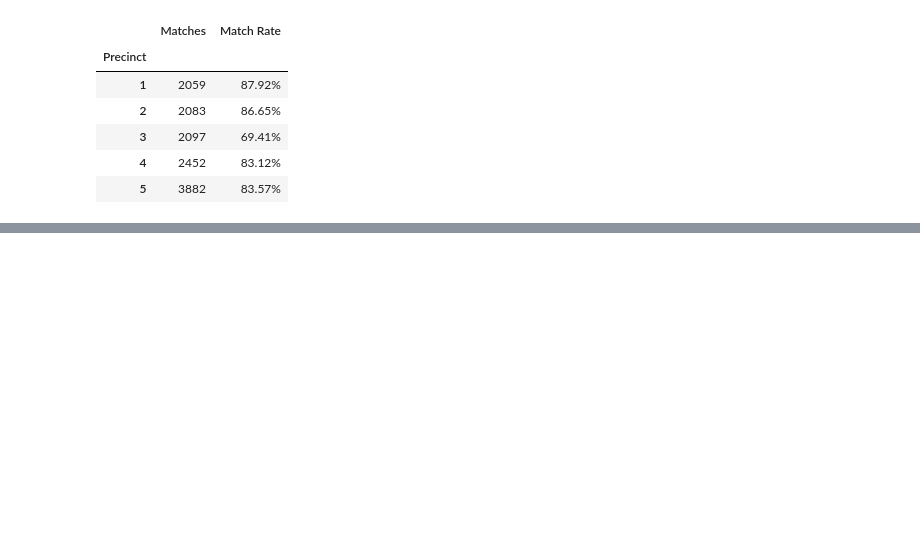
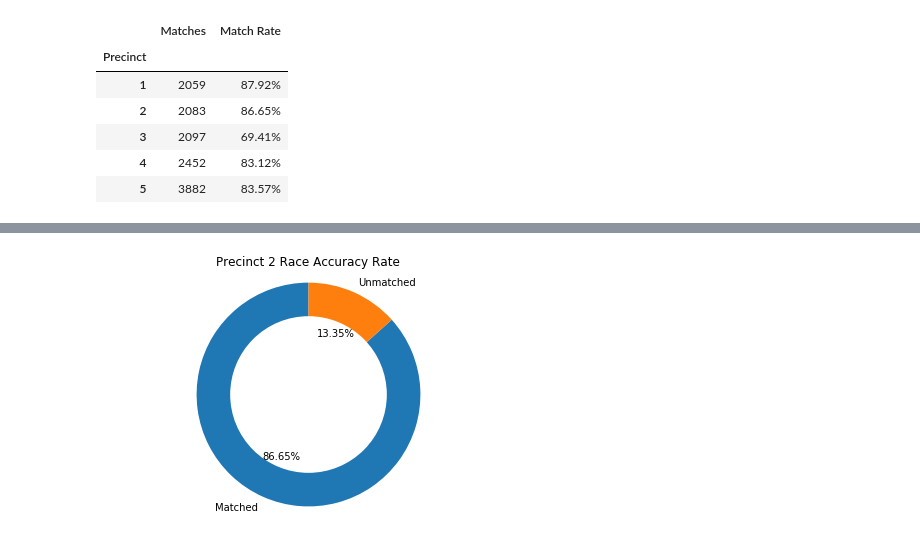
Before and after one commit to elu267/Project_GroupF, a Jupyter notebook: MN_Stop_Data.ipynb, the cells around one changed output, grey strips where cells are left out. Cells and saved outputs as stored; diff of their text form; code cells hidden in the pictures; blank space fills up the shorter version.

```diff
--- a/MN_Stop_Data.ipynb
+++ b/MN_Stop_Data.ipynb
@@ -550,0 +559,24 @@ precint_match_df
+# %%
+# This code makes donut pie chart
+
+precinct_2_notMatch = (100 - preccint_two_percent)
+chart = [preccint_two_percent, precinct_2_notMatch]
+labels = ['Matched','Unmatched']
+#colors = ['TBD']
+
+fig1, ax1 = plt.subplots()
+ax1.pie(chart, labels=labels, autopct='%1.2f%%', startangle=90)
+#draw circle
+centre_circle = plt.Circle((0,0),0.70,fc='white')
+fig = plt.gcf()
+fig.gca().add_artist(centre_circle)
+# Equal aspect ratio ensures that pie is drawn as a circle
+ax1.axis('equal')
+# adding title
+plt.title("Precinct 2 Race Accuracy Rate")
+# save the figure
+plt.savefig("pre2_race_accuracy.png")
+plt.tight_layout()
+plt.show()
+# %% [output]
+[figure, added]
```
Also changed, not shown: parts of 4 cells of this notebook, 5 other files.
